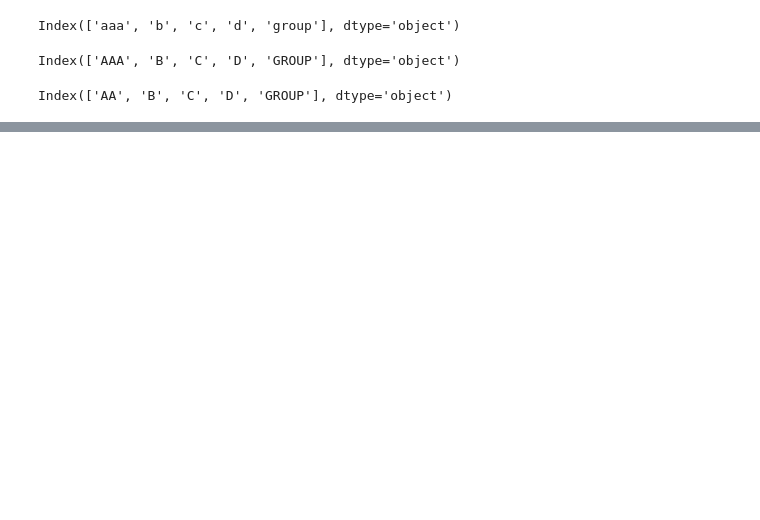
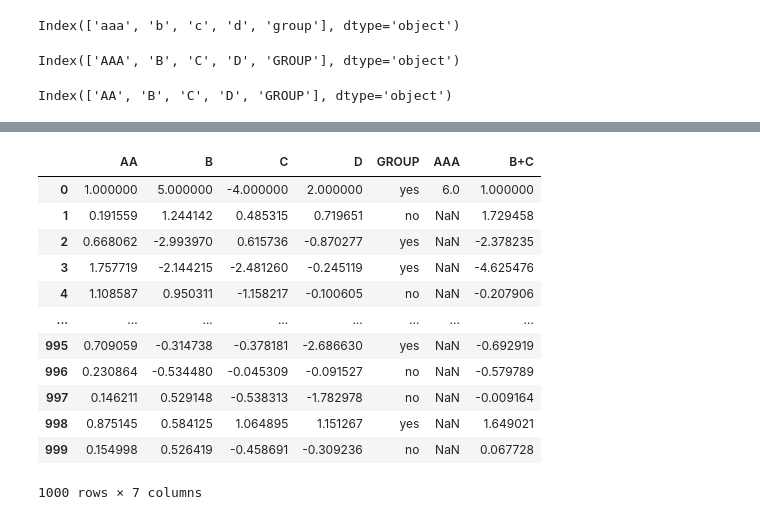
Before and after one commit to emad-almajdalawi/temp, a Jupyter notebook: pandas_demo.ipynb, the cells around one changed output, grey strips where cells are left out. Cells and saved outputs as stored; diff of their text form; code cells hidden in the pictures; blank space fills up the shorter version.

```diff
--- a/pandas_demo.ipynb
+++ b/pandas_demo.ipynb
@@ -487,8 +493,11 @@ test_df
 def positive(num):
     return num if num > 0 else (-1*num)
 
-test2_df.loc[1, 'B'].apply(positive)
-# test2_df['C'].apply(positive)
+# edit specific cell in a row uso=ing function
+test_df.loc[1, 'B'] = positive(test_df.loc[1, 'B'])
 
-test2_df
+#m make all AA column values positive uning function
+test_df['AA'] = test_df['AA'].apply(positive)
+
+test_df
 # %% [output]
@@ -495,0 +517,3 @@ KeyError: 'C'
+# %%
+test_df['AAA'] = test_df['AAA'].apply(lambda x: x*2 if x == 3 else x)
+test_df
@@ -495,0 +610,17 @@ KeyError: 'C'
+# %%
+test_df['B+C'] = test_df['B'] + test_df['C']
+test_df
+# %% [output]
+|  | AA | B | C | D | GROUP | AAA | B+C |
+| 0 | 1.000000 | 5.000000 | -4.000000 | 2.000000 | yes | 6.0 | 1.000000 |
+| 1 | 0.191559 | 1.244142 | 0.485315 | 0.719651 | no | NaN | 1.729458 |
+| 2 | 0.668062 | -2.993970 | 0.615736 | -0.870277 | yes | NaN | -2.378235 |
+| 3 | 1.757719 | -2.144215 | -2.481260 | -0.245119 | yes | NaN | -4.625476 |
+| 4 | 1.108587 | 0.950311 | -1.158217 | -0.100605 | no | NaN | -0.207906 |
+| ... | ... | ... | ... | ... | ... | ... | ... |
+| 995 | 0.709059 | -0.314738 | -0.378181 | -2.686630 | yes | NaN | -0.692919 |
+| 996 | 0.230864 | -0.534480 | -0.045309 | -0.091527 | no | NaN | -0.579789 |
+| 997 | 0.146211 | 0.529148 | -0.538313 | -1.782978 | no | NaN | -0.009164 |
+| 998 | 0.875145 | 0.584125 | 1.064895 | 1.151267 | yes | NaN | 1.649021 |
+| 999 | 0.154998 | 0.526419 | -0.458691 | -0.309236 | no | NaN | 0.067728 |
+1000 rows × 7 columns
```
Also changed, not shown: parts of 48 cells of this notebook.
